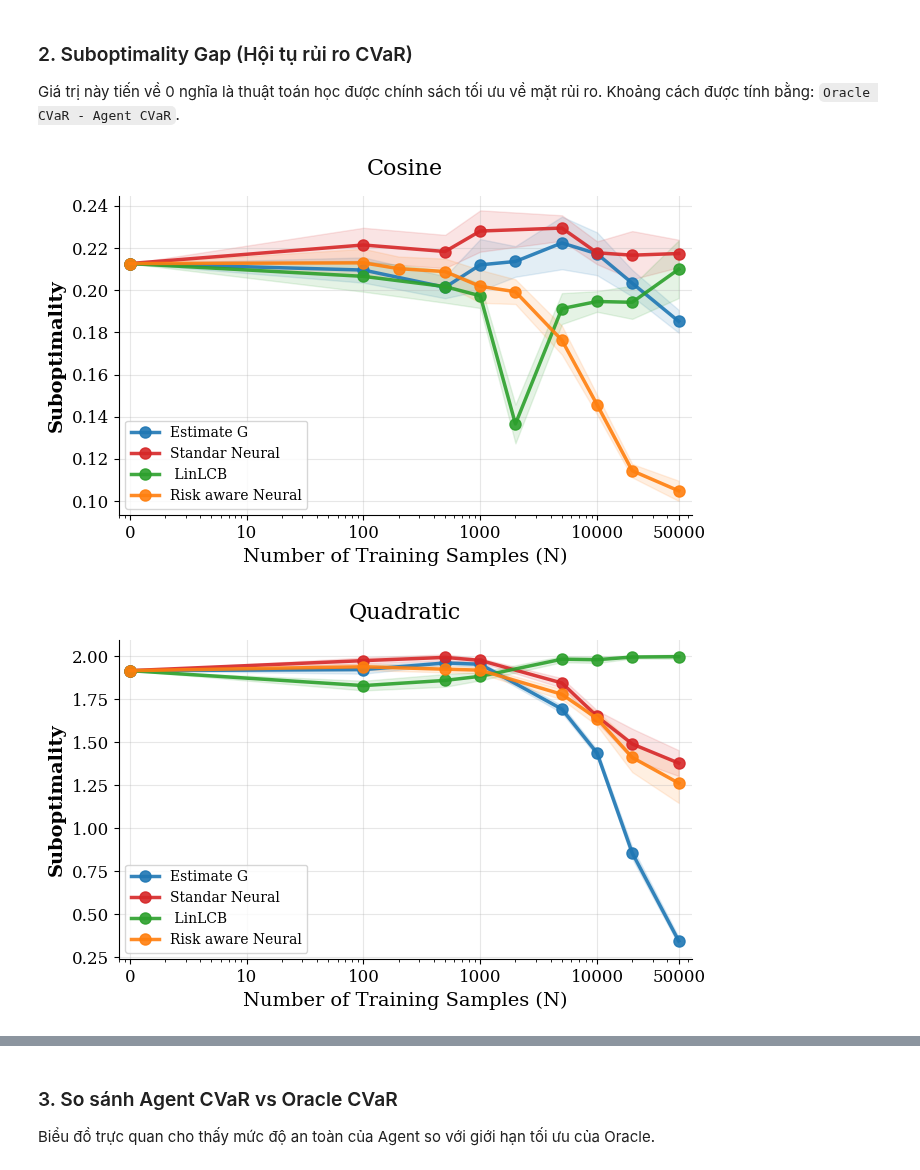
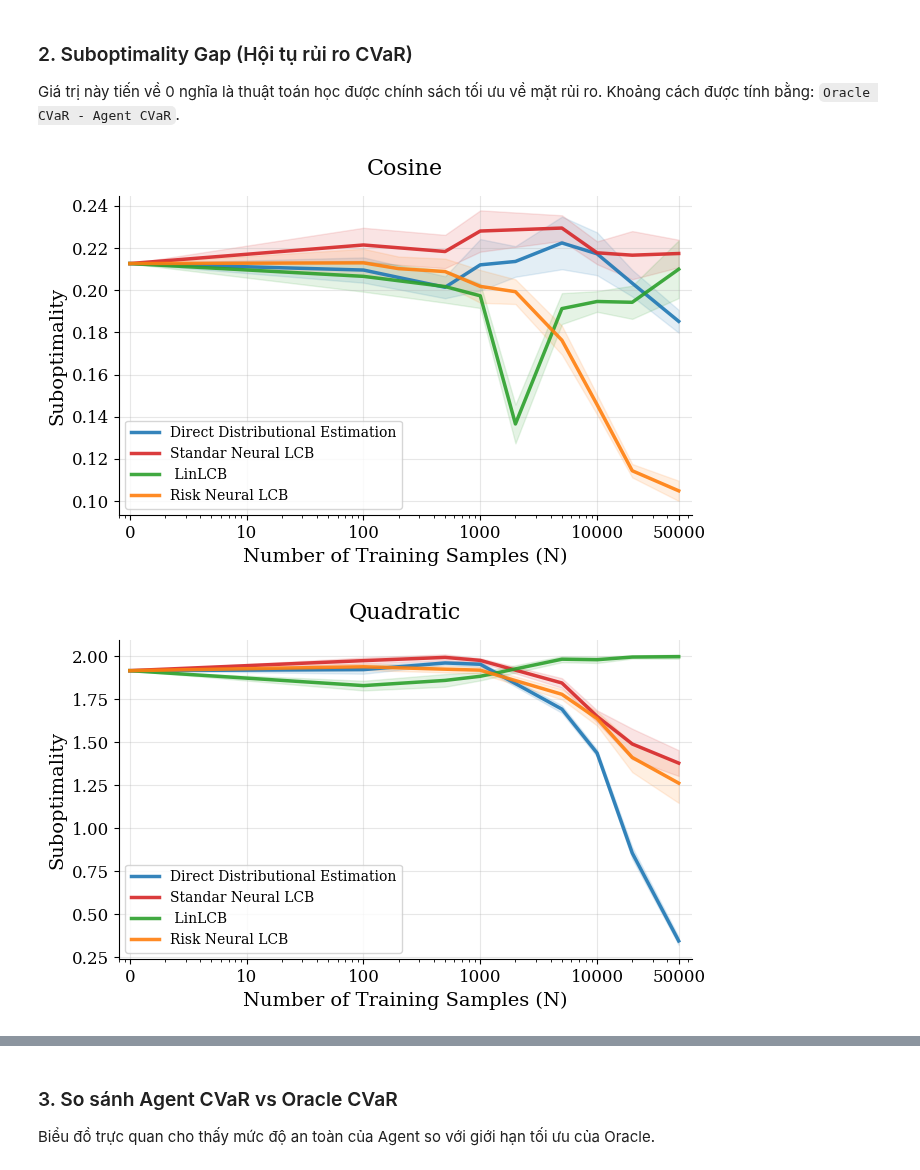
Before and after one commit to trito11/robust_risk_aware_bandits, a Jupyter notebook: plot_convergence.ipynb, the cells around one changed output, grey strips where cells are left out. Saved outputs shown, nothing was run; the diff lists cells and outputs as text; code cells hidden in the pictures.

```diff
--- a/plot_convergence.ipynb
+++ b/plot_convergence.ipynb
@@ -20,10 +20,10 @@ color_map = {
 }
 
 label_map = {
-    'risk_exact': 'Standar Neural',
+    'risk_exact': 'Standar Neural LCB',
     'risk_lin_lcb': ' LinLCB',
-    'robust' : 'Risk aware Neural',
-    'quantile_risk': 'Estimate G'
+    'robust' : 'Risk Neural LCB',
+    'quantile_risk': 'Direct Distributional Estimation'
 
 }
 
@@ -241,7 +241,7 @@ def plot_aligned_metric(func_name, summaries, metric='regret', title='Regret Com
         label = label_map.get(algo, algo)
 
         # Vẽ đường biểu diễn
-        ax.plot(x_plot, y_plot, label=label, color=color, marker='o',
+        ax.plot(x_plot, y_plot, label=label, color=color,
                 markevery=1, markersize=8, alpha=0.9, linewidth=2.5)
 
         # Vẽ vùng sai số
@@ -254,33 +254,33 @@ def plot_aligned_metric(func_name, summaries, metric='regret', title='Regret Com
     # Thiết lập các vị trí Ticks mong muốn
     # Ta đặt tick tại 1 nhưng sẽ gán nhãn cho nó là "0"
     tick_locations = [1, 10, 100, 1000, 10000, 50000]
     tick_labels = ['0', '10', '100', '1000', '10000', '50000']
 
     ax.set_xticks(tick_locations)
     ax.get_xaxis().set_major_formatter(ticker.ScalarFormatter()) # Tắt định dạng 10^n mặc định
     ax.set_xticklabels(tick_labels)
 
     # Điều chỉnh giới hạn trục để tránh bị mất điểm đầu/cuối
     ax.set_xlim(left=0.8, right=65000)
 
     # 3. TINH CHỈNH THẨM MỸ
     ax.set_xlabel('Number of Training Samples (N)', fontsize=14)
-    ax.set_ylabel(ylabel, fontweight='bold', fontsize=14)
+    ax.set_ylabel(ylabel, fontsize=14)
     ax.set_title(f'{func_name.capitalize()}', pad=15, fontsize=16)
 
     # Lưới (Grid) nhẹ nhàng
     ax.grid(True, which='major', axis='both', linestyle='-', alpha=0.3)
 
     # Chú thích (Legend)
     ax.legend(frameon=True, loc='best', facecolor='white', framealpha=0.8, fontsize=10)
 
     plt.tight_layout()
     os.makedirs('plots', exist_ok=True)
     plt.savefig(f'plots/convergence_{func_name}_{metric}.pdf', bbox_inches='tight', dpi=300)
     plt.show()
 
 for func_name, summaries in all_function_data.items():
     plot_aligned_metric(func_name, summaries, metric='subopt', title='CVaR Suboptimality', ylabel='Suboptimality')
 # %% [output]
-[figure, old version]
+[figure, new version]
-[figure, old version]
+[figure, new version]
```
Also changed, not shown: parts of 1 cell of this notebook, 1 other file.
